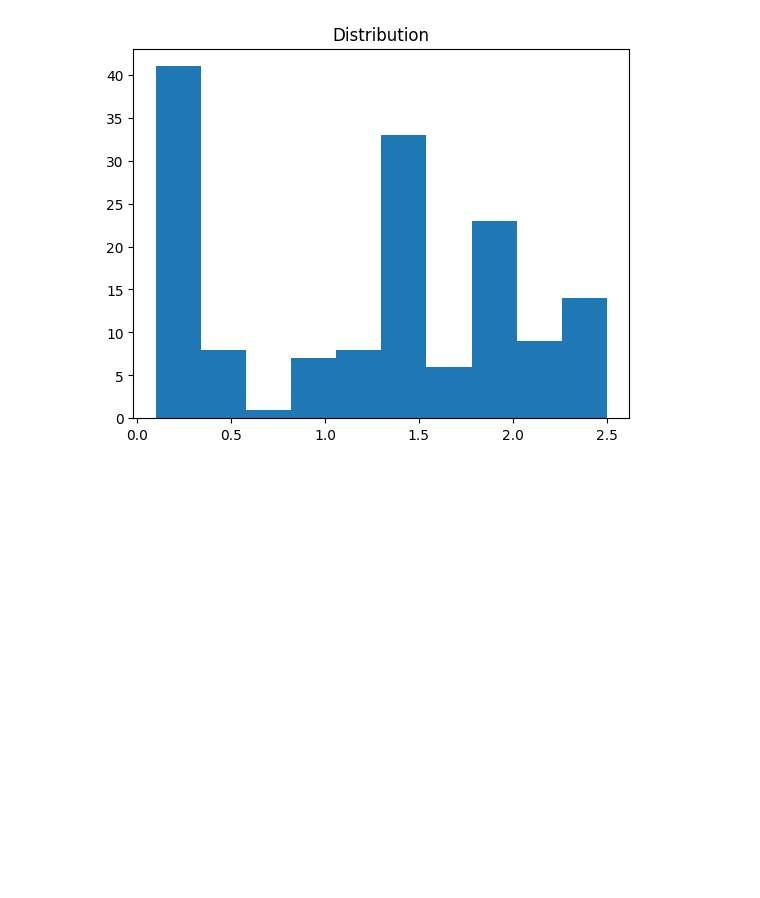
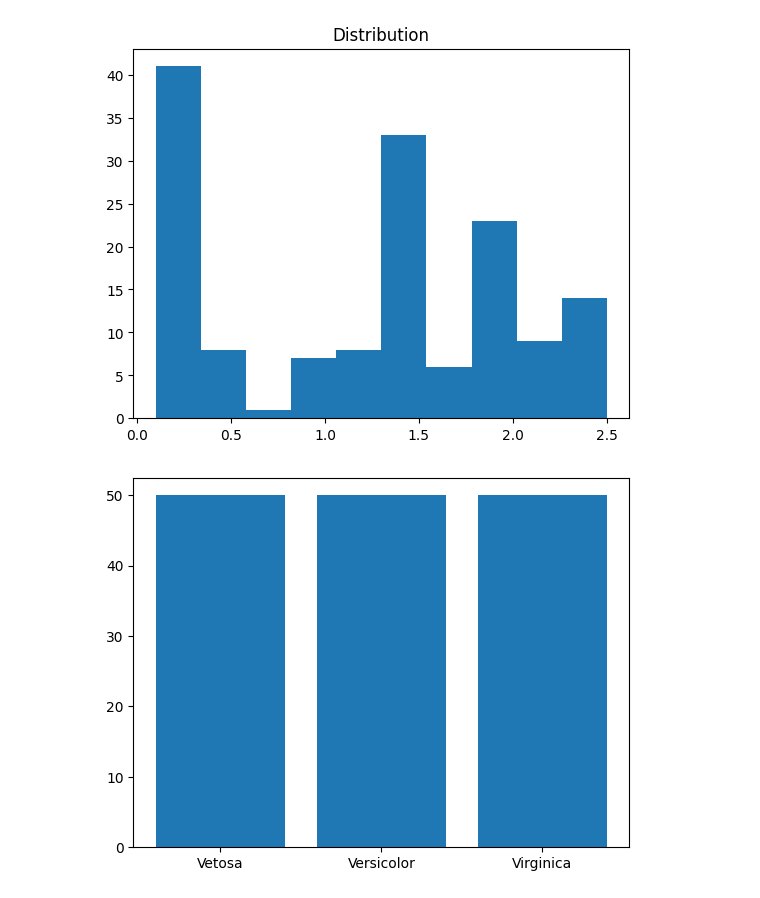
Before and after one commit to dhanusherramuri/AML_MSIS, a Jupyter notebook: AML_LAB_2(11-08-2026).ipynb, the cells around one changed output. Cells and saved outputs as stored; diff of their text form; code cells hidden in the pictures; blank space fills up the shorter version.

```diff
--- a/AML_LAB_2(11-08-2026).ipynb
+++ b/AML_LAB_2(11-08-2026).ipynb
@@ -46,3 +46,15 @@ plt.title("Distribution")
 plt.show()
 # %% [output]
 [figure]
+# %%
+#ACTIVITY 4 BAR CHART
+
+species = ['Vetosa' , 'Versicolor' , 'Virginica']
+
+count = df['target'].value_counts()
+
+plt.bar(species, count)
+
+plt.show()
+# %% [output]
+[figure, added]
```
Also changed, not shown: parts of 2 cells of this notebook.
